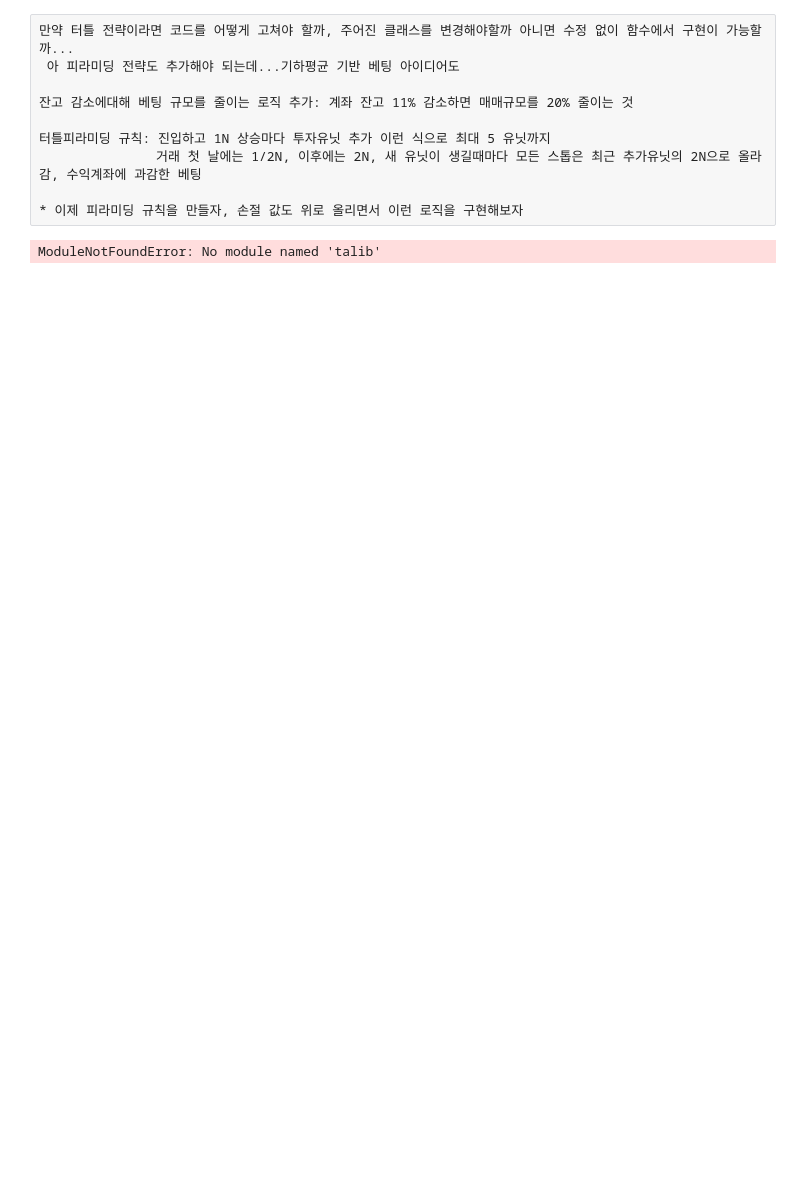
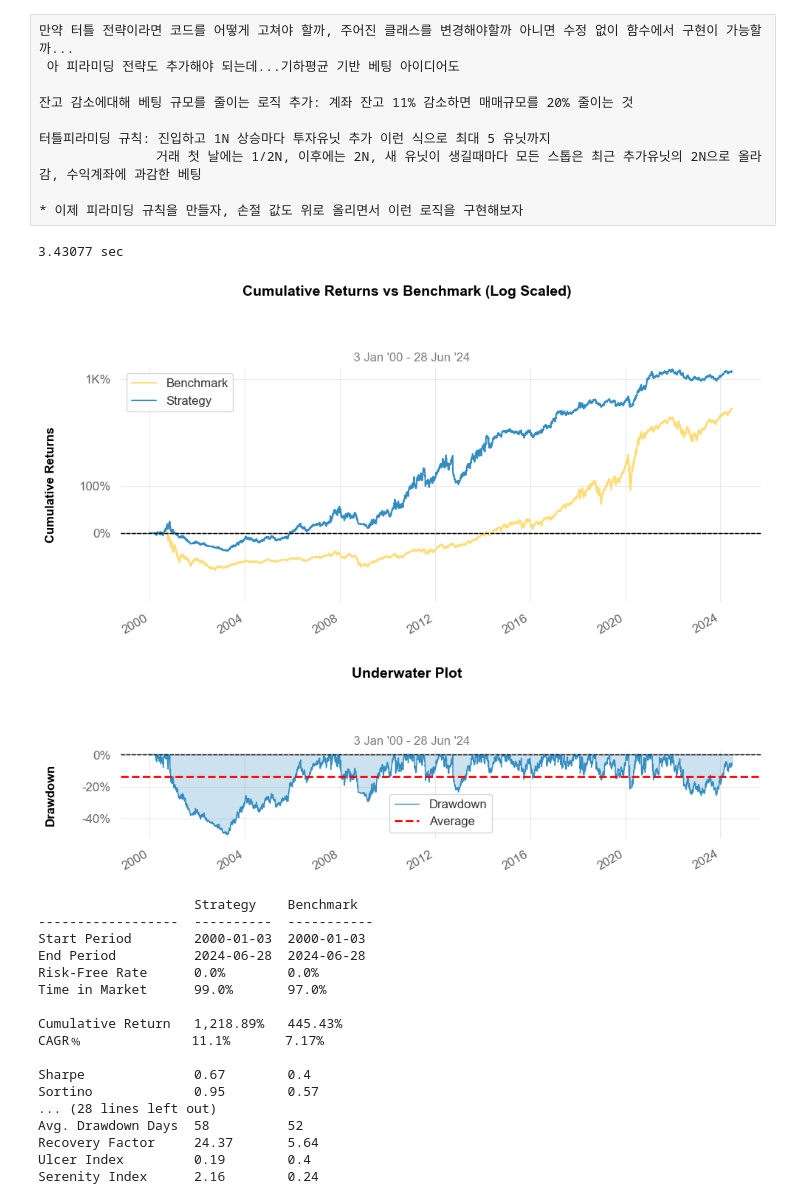
Before and after one commit to submouse9903/my-btester, a Jupyter notebook: myBtester/mtBtester-test.ipynb, the cells around one changed output. Drawn from its saved outputs; the diff is of its cells as text; code cells hidden in the pictures; blank space fills up the shorter version.

```diff
--- a/myBtester/mtBtester-test.ipynb
+++ b/myBtester/mtBtester-test.ipynb
@@ -54,6 +50,8 @@ sys.path.append('/Users/dongin/Desktop/my-btester/myBtester')
 from myBtester import Strategy, Backtest
 import talib #talib랑 판다스ewm 계산 방식이 다르다. 참고.. 그리고 데이터 중간에 결측값이 하나도 있으면 계산 못함.
 import time
+import pandas_ta as ta
+
 start = time.time()
 
 
@@ -67,6 +65,7 @@ class MACrossoverStrategy_RiskManagement_ATR(Strategy):
         self.fast_ma = {} #next에서 가격데이터랑 같은 날짜로 반복문이 돌려진다.
         self.slow_ma = {}
         self.atr = {}
+        df = pd.DataFrame() # Empty DataFrame
 
         for symbol in self.symbols:
             self.fast_ma[symbol] = talib.EMA(self.data[(symbol,'Close')], timeperiod=fast_period)
@@ -79,8 +78,14 @@ class MACrossoverStrategy_RiskManagement_ATR(Strategy):
         self.riskSize()
 
         for symbol in self.symbols:
-            open_condition1 = self.fast_ma[symbol][i-1] > self.slow_ma[symbol][i-1]
-            if open_condition1 and self.atr[symbol][i]>0: #해당 종목에서 포지션이 있더라도 조전에 만족하면 그냥 진입함. 피라미딩같은 느낌
+            # open_condition1 = self.fast_ma[symbol][i-1] > self.slow_ma[symbol][i-1]
+            open_condition1 = self.fast_ma[symbol][i-2] < self.slow_ma[symbol][i-2]
+            open_condition2 = self.fast_ma[symbol][i-1] > self.slow_ma[symbol][i-1]
+
+            # open_condition1 = self.fast_ma[symbol][i-1] < self.slow_ma[symbol][i-1] #왜 현재 0으로 설정하면 그냥 직선으로 돈이 주는지 모르겠음
+            # open_condition2 = self.fast_ma[symbol][i-0] > self.slow_ma[symbol][i-0]
+
+            if open_condition1 and open_condition2 and self.atr[symbol][i]>0: #해당 종목에서 포지션이 있더라도 조전에 만족하면 그냥 진입함. 피라미딩같은 느낌
                 position_size = self.positionSize(record[(symbol,'Open')], self.atr[symbol][i])
                 stop_loss = record[(symbol,'Open')]-self.atr[symbol][i]
                 self.open(symbol=symbol, price=record[(symbol,'Open')], size=position_size, stopLoss=stop_loss)
@@ -97,36 +102,58 @@ class MACrossoverStrategy_RiskManagement_ATR(Strategy):
         if pd.isna(self.cash) or pd.isna(self.assets_value) or pd.isna(self.max_total_unit_risk) or pd.isna(atr):return 0
         return round((self.cash+self.assets_value) * self.max_total_unit_risk / (2*atr)) if price > 0 else 0
 
     def riskSize(self):
         self.highpoint_of_account = max(self.highpoint_of_account, self.cash+self.assets_value)
         if self.highpoint_of_account > self.account_pole * 1.11: self.account_pole *= 1.11
         # self.account_pole = self.highpoint_of_account
         condition1 = self.cash+self.assets_value < self.account_pole * (1-0.11)
         condition2 = self.cash+self.assets_value < self.account_pole * (1-0.22)
         condition3 = self.cash+self.assets_value < self.account_pole * (1-0.33)
         condition1_2 = self.cash+self.assets_value > self.account_pole * (1-0.22)
         condition2_3 = self.cash+self.assets_value > self.account_pole * (1-0.33)
         condition3_4 = self.cash+self.assets_value > self.account_pole * (1-0.44)
         if condition1 and condition1_2: self.max_total_unit_risk = .01*0.8          *(0.8*0.8*0.8*0.8)
         if condition2 and condition2_3: self.max_total_unit_risk = .01*0.8*0.8      *(0.8*0.8*0.8*0.8)
         if condition3 and condition3_4: self.max_total_unit_risk = .01*0.8*0.8*0.8  *(0.8*0.8*0.8*0.8)
         if not condition1: self.max_total_unit_risk = .01 # 다시 자산이 정상화되면 리스크 단위도 정상화
 
 
 
-from btester import Backtest #초기 자산이 얼마냐에따라 누적 수익이 달라져있음...음 아마 시작 부분이 추세가 없어서 진입할때 가격이 비싸 못사는 경우로 그냥 안사게되니 그럴수도
+#초기 자산이 얼마냐에따라 누적 수익이 달라져있음...음 아마 시작 부분이 추세가 없어서 진입할때 가격이 비싸 못사는 경우로 그냥 안사게되니 그럴수도
 backtest = Backtest(MACrossoverStrategy_RiskManagement_ATR, data2, commission=.003, cash=1e3)
 result = backtest.run(20, 60)
 end = time.time()
 print(f"{end - start:.5f} sec")
 
 
 import quantstats as qs
-qs.reports.metrics(result.returns, benchmark)
 qs.plots.log_returns(result.returns, benchmark, fontname='sans-serif')
 qs.plots.drawdown(result.returns, figsize=(10,3), fontname='sans-serif')
+
+qs.reports.metrics(result.returns, benchmark)
+
+qs.reports.html(result.returns, benchmark, output='/Users/dongin/Desktop/my-btester/file-name-nb.html')
 # %% [output]
-ModuleNotFoundError: No module named 'talib'
+3.43077 sec
+[figure, added]
+[figure, added]
+                    Strategy    Benchmark
+------------------  ----------  -----------
+Start Period        2000-01-03  2000-01-03
+End Period          2024-06-28  2024-06-28
+Risk-Free Rate      0.0%        0.0%
+Time in Market      99.0%       97.0%
+
+Cumulative Return   1,218.89%   445.43%
+CAGR﹪              11.1%       7.17%
+
+Sharpe              0.67        0.4
+Sortino             0.95        0.57
+... (28 lines left out)
+Avg. Drawdown Days  58          52
+Recovery Factor     24.37       5.64
+Ulcer Index         0.19        0.4
+Serenity Index      2.16        0.24
 # %%
 open_positions = pd.DataFrame(result.open_positions)
 open_positions
```
Also changed, not shown: parts of 4 cells of this notebook, 5 other files.
